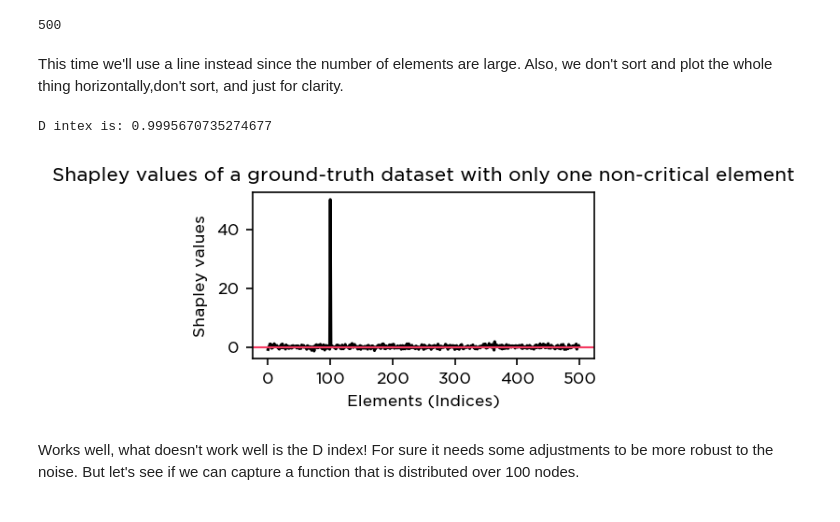
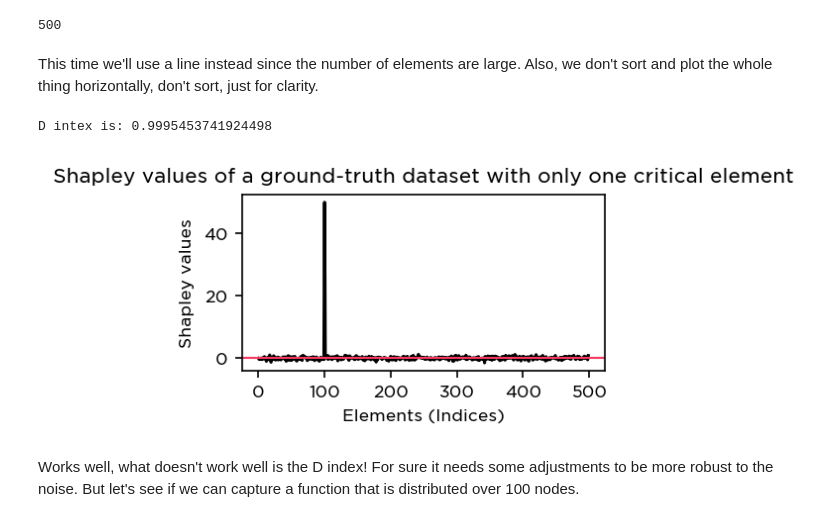
Before and after one commit to kuffmode/msa, a Jupyter notebook: examples/on ground-truth models.ipynb, the cells around one changed output. Drawn from its saved outputs; the diff is of its cells as text; code cells hidden in the pictures.

Commit message:
fixing some of the many typos in the ground-truth example

```diff
--- a/examples/on ground-truth models.ipynb
+++ b/examples/on ground-truth models.ipynb
@@ -213,24 +213,24 @@ shapley_table, _, _ = msa.interface(
                                     objective_function_params={'causes': ground_truth_cause}
                                     )
 # %% [markdown]
-This time we'll use a line instead since the number of elements are large. Also, we don't sort and plot the whole thing horizontally,don't sort, and  just for clarity.
+This time we'll use a line instead since the number of elements are large. Also, we don't sort and plot the whole thing horizontally, don't sort, just for clarity.
 # %%
 # This time we don't sort, and we'll use a line instead since the number of elements are large.
 # Also, we plot the whole thing horizontally, just for clarity.
 
 plt.figure(figsize=(8 * cm, 4 * cm),dpi = 150)
 sns.lineplot(data = shapley_table.mean(),color='k')
 plt.axhline(linewidth=1, color=red)
 plt.xlabel('Elements (Indices)')
 plt.ylabel('Shapley values')
-plt.title('Shapley values of a ground-truth dataset with only one non-critical element')
+plt.title('Shapley values of a ground-truth dataset with only one critical element')
 
 # And the D index
 d = ut.distribution_of_processing(shapley_vector=shapley_table.mean())
 print(f'D intex is: {d}')
 # %% [output]
-D intex is: 0.9995670735274677
+D intex is: 0.9995453741924498
-[figure, old version]
+[figure, new version]
 # %% [markdown]
 Works well, what doesn't work well is the D index! For sure it needs some adjustments to be more robust to the noise. But let's see if we can capture a function that is distributed over 100 nodes.
 # %%
```
Also changed, not shown: parts of 12 cells of this notebook.
